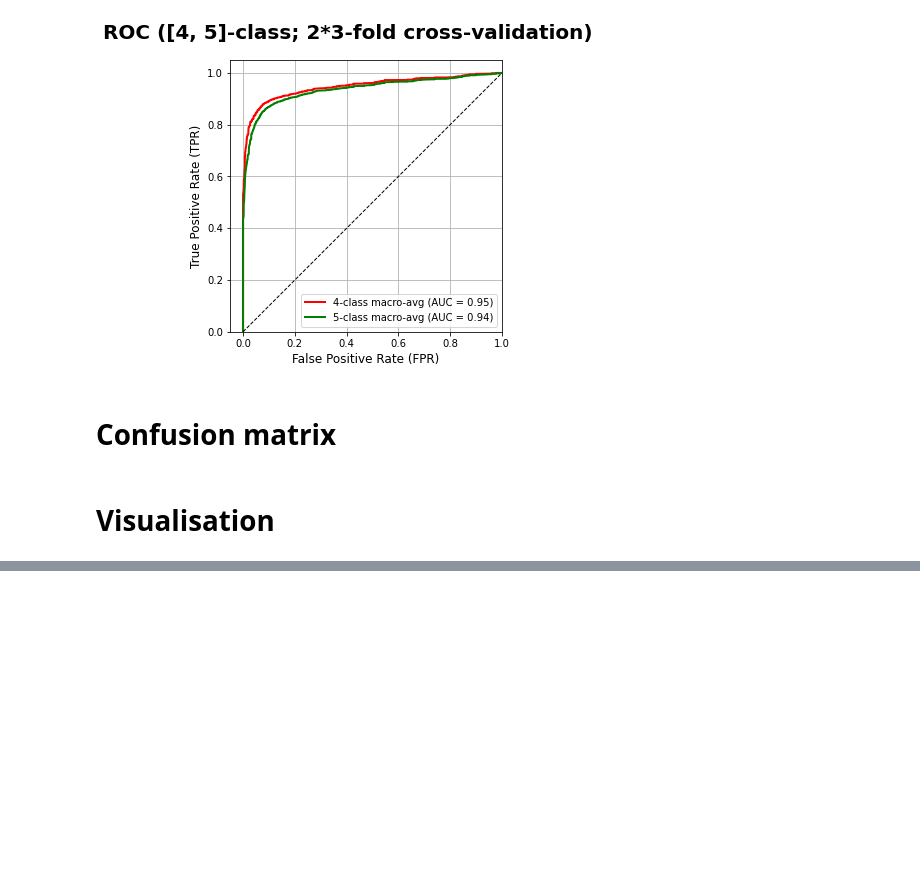
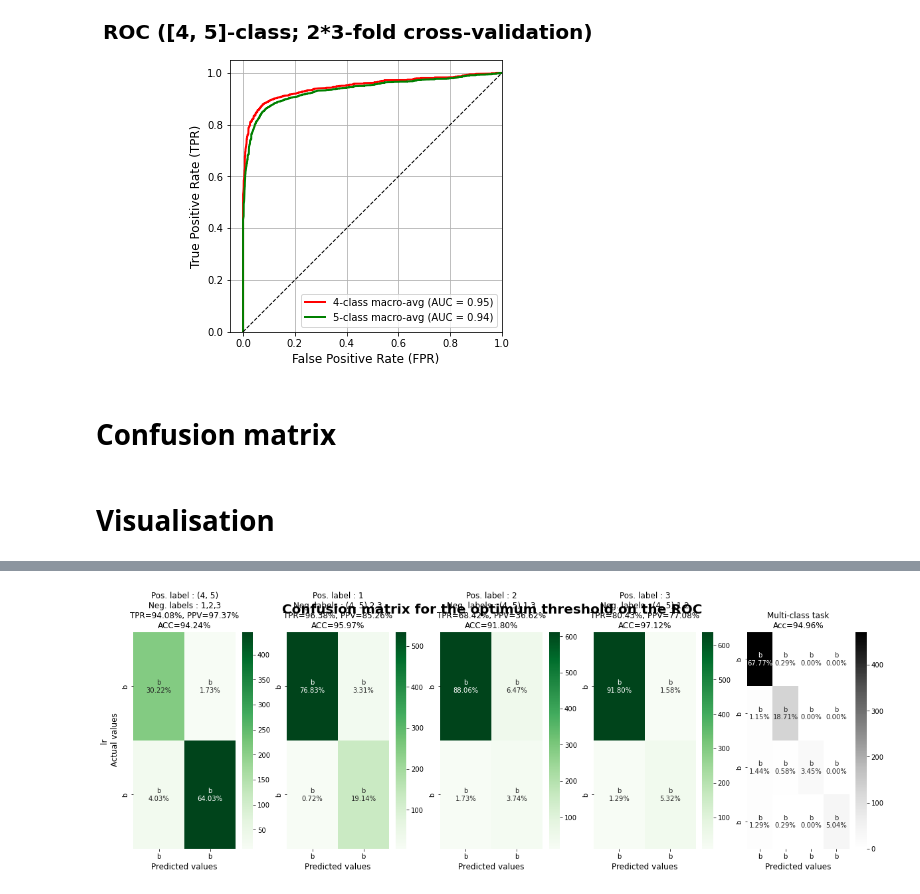
Before and after one commit to fardinafdideh/Text-analytics, a Jupyter notebook: sentiment-analysis-of-products-review-on-amazon.ipynb, the cells around one changed output, grey strips where cells are left out. Drawn from its saved outputs; the diff is of its cells as text; code cells hidden in the pictures; blank space fills up the shorter version.

```diff
--- a/sentiment-analysis-of-products-review-on-amazon.ipynb
+++ b/sentiment-analysis-of-products-review-on-amazon.ipynb
@@ -1254,71 +1301,97 @@ def model_fit_total(ax, X_train, X_test, y_train, y_test, classifier, threshold,
 # %%
-def confusionTot_plotter(model_name, classifier):
-    classifier = OneVsRestClassifier(classifier)
+# def confusionTot_plotter(model_name, clf):
+def confusionTot_plotter(fpr_model, optDataCleanedMerged, reviewColName, ratingColName, ratingOrigColName, clfName, clf):
+    YOrig = optDataCleanedMerged[ratingOrigColName].values
+    Xtxt = optDataCleanedMerged[reviewColName].values
+    Ytxt = optDataCleanedMerged[ratingColName].values
+    origNew = origNewLabel_finder(YOrig, Ytxt)
+    classLabelTot = list(np.unique(Ytxt))
+    X_binary, Y_binary = output_binariser(Xtxt, Ytxt, classLabelTot)
+    n_classes = len(classLabelTot)
+
+    clf = OneVsRestClassifier(clf)
     # fig, ax = plt.subplots(n_models, n_classes+1, figsize=(20,6*(n_models))) # , sharey=True, sharex=True
     fig, ax = plt.subplots(1, n_classes+1, figsize=(20,6)) # , sharey=True, sharex=True
     fig.suptitle('Confusion matrix for the optimum threshold on the ROC', fontsize=20, fontweight='bold')
     # X_trainOrig, X_testOrig, y_train, y_test = train_test_split(XSmote, YSmote, test_size = test_size, random_state=random_state)
-    X_trainOrig, X_testOrig, y_train, y_test = train_test_split(Xtxt, Ytxt, test_size = test_size, random_state=random_state)
-    vector = TfidfVectorizer(sublinear_tf=True)
-    X_trainOrig = vector.fit_transform(X_trainOrig)
-    X_testOrig = vector.transform(X_testOrig)
+#     X_trainOrig, X_testOrig, y_train, y_test = train_test_split(Xtxt, Ytxt, test_size = test_size, random_state=random_state)
+#     vector = TfidfVectorizer(sublinear_tf=True)
+#     X_trainOrig = vector.fit_transform(X_trainOrig)
+#     X_testOrig = vector.transform(X_testOrig)
 
     # smote = SMOTE(random_state=random_state, sampling_strategy={-1:equalClassSize, 0:equalClassSize, 1:equalClassSize}) #
     # X_trainOrig, y_train = smote.fit_resample(X_trainOrig, y_train)
     # X_testOrig, y_test = smote.fit_resample(X_testOrig, y_test)
 
-    for i in range(n_classes):
-        X_train, X_test, y_binary_train, y_binary_test = train_test_split(X_binary[i], Y_binary[i], test_size=test_size, random_state=random_state)
+#     for i in range(n_classes):
+    for i, classLabel in enumerate(classLabelTot):
+#         X_train, X_test, y_binary_train, y_binary_test = train_test_split(X_binary[i], Y_binary[i], test_size=test_size, random_state=random_state)
 
-        vector = TfidfVectorizer(sublinear_tf=True)
-        X_train = vector.fit_transform(X_train)
-        X_test = vector.transform(X_test)
+#         vector = TfidfVectorizer(sublinear_tf=True)
+#         X_train = vector.fit_transform(X_train)
+#         X_test = vector.transform(X_test)
 
     #     smote = SMOTE(random_state=random_state, sampling_strategy={0:equalClassSize, 1:equalClassSize}) #
     #     X_train, y_binary_train = smote.fit_resample(X_train, y_binary_train)
     #     X_test, y_binary_test = smote.fit_resample(X_test, y_binary_test)
 
 #         for k, (model_name, classifier) in enumerate(models.items()):
-        threshold = fpr_models[model_name][2]["macro_{}BestThrVal".format(i+1)]
-        cf_dim = 2
+        thr = fpr_model[aucIdx]["macro_{}BestThrVal".format(i+1)]
+#         cf_dim = 2
 
 #         tpr, ppv, acc = model_fit_total(ax[k, i], X_train, X_test, y_binary_train[:, i], y_binary_test[:, i], classifier, threshold, cf_dim)
-        tpr, ppv, acc = model_fit_total(ax[i], X_train, X_test, y_binary_train, y_binary_test, classifier, threshold, cf_dim)
+#         tpr, ppv, acc = model_fit_total(ax[i], X_train, X_test, y_binary_train, y_binary_test, classifier, threshold, cf_dim)
 
+        cfMatrix = split_feature_clf_confusion(X_binary[i], Y_binary[i], test_size, clf, thr)
+        if i == 0:
+            ylabel = "{} \n Actual values".format(clfName)
+        else:
+           ylabel = None
+        confusionMatrix_plotter(ax[i], cfMatrix, classLabel, classLabelTot, origNew, ylabel)
 #         if k == n_models - 1:
 #             ax[i].set_xlabel("Predicted values", fontdict = {'size':12}) #, labelpad = 10
-        ax[i].set_xlabel("Predicted values", fontdict = {'size':12}) #, labelpad = 10
-        if i == 0:
-            ax[i].set_ylabel("{} \n Actual values".format(model_name), fontdict = {'size':12}) # , labelpad = 10
+#         ax[i].set_xlabel("Predicted values", fontdict = {'size':12}) #, labelpad = 10
+#         if i == 0:
+#             ax[i].set_ylabel("{} \n Actual values".format(model_name), fontdict = {'size':12}) # , labelpad = 10
 #         if k == 0:
 #             theRest = classLabel.copy()
 #             theRest.pop(i)
 #             ax[i].set_title ("Binary task (OvR)\nPositive class label : {0:d}\nNegative class labels : {1:d}, {2:d}\nTPR={3:.2%}, PPV={4:.2%} \n ACC={5:.2%}".format(classLabel[i], theRest[0], theRest[1],tpr, ppv, acc),
 #                                 fontdict = {'size':12}) # , pad = 20
 #         else:
 #             ax[i].set_title ("TPR={0:.2%}, PPV={1:.2%} \n ACC={2:.2%}".format(tpr, ppv, acc),
 #                                 fontdict = {'size':12}) # , pad = 20
-        theRest = classLabel.copy()
-        theRest.pop(i)
-        ax[i].set_title ("Binary task (OvR)\nPositive class label : {0:d}\nNegative class labels : {1:d}, {2:d}\nTPR={3:.2%}, PPV={4:.2%} \n ACC={5:.2%}".format(classLabel[i], theRest[0], theRest[1],tpr, ppv, acc),
-                                fontdict = {'size':12}) # , pad = 20
+#         theRest = classLabel.copy()
+#         theRest.pop(i)
+#         ax[i].set_title ("Pos. label : {0:d}\nNeg. labels : {1:d}, {2:d}\nTPR={3:.2%}, PPV={4:.2%} \n ACC={5:.2%}".format(classLabel[i], theRest[0], theRest[1],tpr, ppv, acc),
+#                                 fontdict = {'size':12}) # , pad = 20
 
 
-#     for k, (model_name, classifier) in enumerate(models.items()):
-    threshold = fpr_models[model_name][2]["macroBestThrVal"]
-    cf_dim = len(np.unique(y_train))
+# #     for k, (model_name, classifier) in enumerate(models.items()):
+#     threshold = fpr_models[aucIdx]["macroBestThrVal"]
+# #     cf_dim = len(np.unique(y_train))
 
-    tpr, ppv, acc = model_fit_total(ax[n_classes], X_trainOrig, X_testOrig, y_train, y_test, classifier, [], cf_dim)
+#     tpr, ppv, acc = model_fit_total(ax[n_classes], X_trainOrig, X_testOrig, y_train, y_test, classifier, [], cf_dim)
 
-#         if k == n_models - 1:
-#             ax[n_classes].set_xlabel("Predicted values", fontdict = {'size':12}) #, labelpad = 10
-    ax[n_classes].set_xlabel("Predicted values", fontdict = {'size':12}) #, labelpad = 10
-#         if k == 0:
-#             ax[n_classes].set_title ("Multi-class task\nAcc={0:.2%}".format(acc), fontdict = {'size':12}) # , pad = 20
-#         else:
-#             ax[n_classes].set_title ("Acc={0:.2%}".format(acc), fontdict = {'size':12})
-    ax[n_classes].set_title ("Multi-class task\nAcc={0:.2%}".format(acc), fontdict = {'size':12}) # , pad = 20
-    plt.savefig("../working/confusion.png")
+# #         if k == n_models - 1:
+# #             ax[n_classes].set_xlabel("Predicted values", fontdict = {'size':12}) #, labelpad = 10
+#     ax[n_classes].set_xlabel("Predicted values", fontdict = {'size':12}) #, labelpad = 10
+# #         if k == 0:
+# #             ax[n_classes].set_title ("Multi-class task\nAcc={0:.2%}".format(acc), fontdict = {'size':12}) # , pad = 20
+# #         else:
+# #             ax[n_classes].set_title ("Acc={0:.2%}".format(acc), fontdict = {'size':12})
+#     ax[n_classes].set_title ("Multi-class task\nAcc={0:.2%}".format(acc), fontdict = {'size':12}) # , pad = 20
 
-for clfName, clf in zip(optClfName, optClf):
-    confusionTot_plotter(clfName, clf)
+    thr = fpr_model[aucIdx]["macroBestThrVal"]
+    cfMatrix = split_feature_clf_confusion(Xtxt, Ytxt, test_size, clf, thr)
+    confusionMatrix_plotter(ax[n_classes], cfMatrix, None, None, None, None)
+
+    plt.savefig("../working/{}-confusion.png".format(n_classes))
+
+# for clfName, clf in zip(optClfName, optClf):
+#     confusionTot_plotter(clfName, clf)
+
+for fpr_model, dataCleanedMergedTmp, classTmp, clfName, clf in zip(fpr_models, optDataCleanedMerged, optClass, optClfName, optClf):
+    confusionTot_plotter(fpr_model, dataCleanedMergedTmp, reviewColName, ratingColName, ratingOrigColName, clfName, clf)
+# %% [output]
+[figure, added]
```
Also changed, not shown: parts of 7 cells of this notebook.
